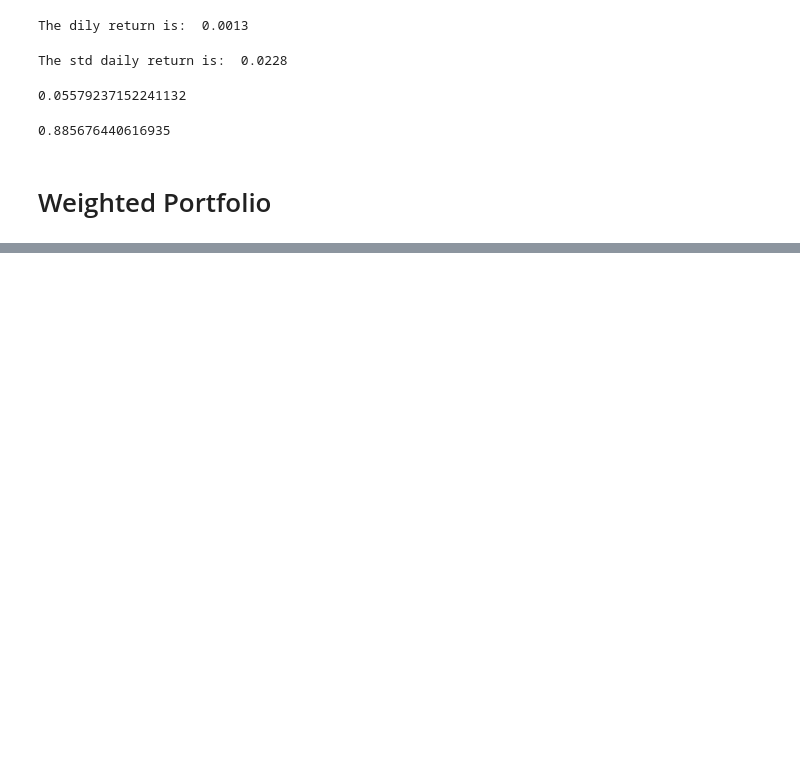
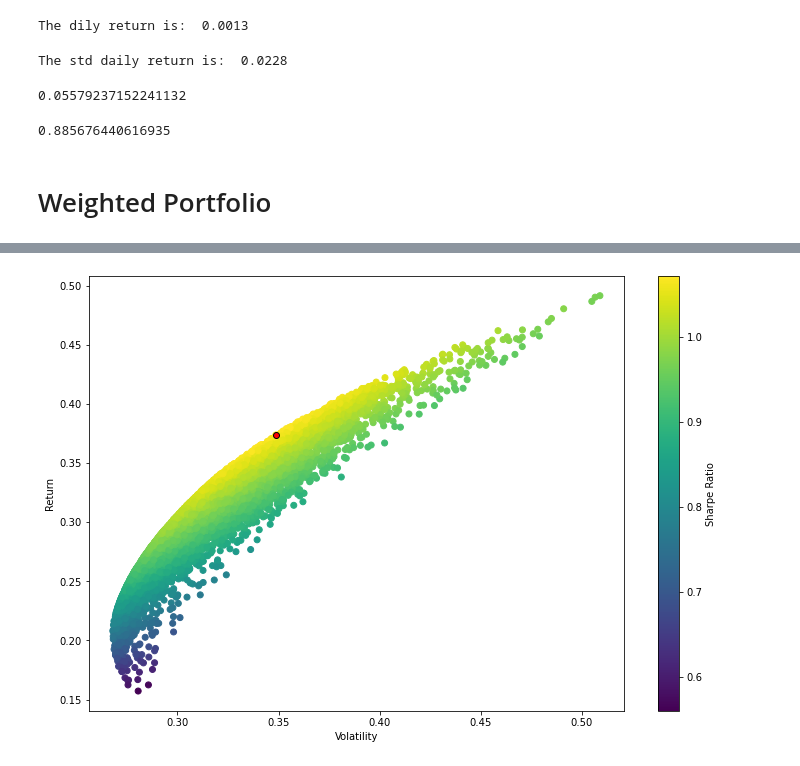
Before and after one commit to Bonkesam/Portfolio-Optimization, a Jupyter notebook: Portfolio Optimization.ipynb, the cells around one changed output, grey strips where cells are left out. Saved outputs shown, nothing was run; the diff lists cells and outputs as text; code cells hidden in the pictures; blank space fills up the shorter version.

```diff
--- a/Portfolio Optimization.ipynb
+++ b/Portfolio Optimization.ipynb
@@ -351,0 +352,18 @@ plt.ylabel('Return');
+# %%
+#First I dentify the portfolio in the returns and the volatility arrays
+
+max_sharpe_return = returns_array[index_max_sharpe]
+max_sharpe_volatility = volatility_array[index_max_sharpe]
+
+#Visualize volatility vs returns for each scenario
+plt.figure(figsize=(12,8))
+
+plt.scatter(volatility_array, returns_array, c=sharpe_array, cmap='viridis')
+plt.colorbar(label='Sharpe Ratio')
+plt.xlabel('Volatility')
+plt.ylabel('Return')
+
+#Now we add the optimal portfolio to the chart
+plt.scatter(max_sharpe_volatility, max_sharpe_return, c='red', edgecolors='black');
+# %% [output]
+[figure, added]
```
Also changed, not shown: parts of 34 cells of this notebook.
